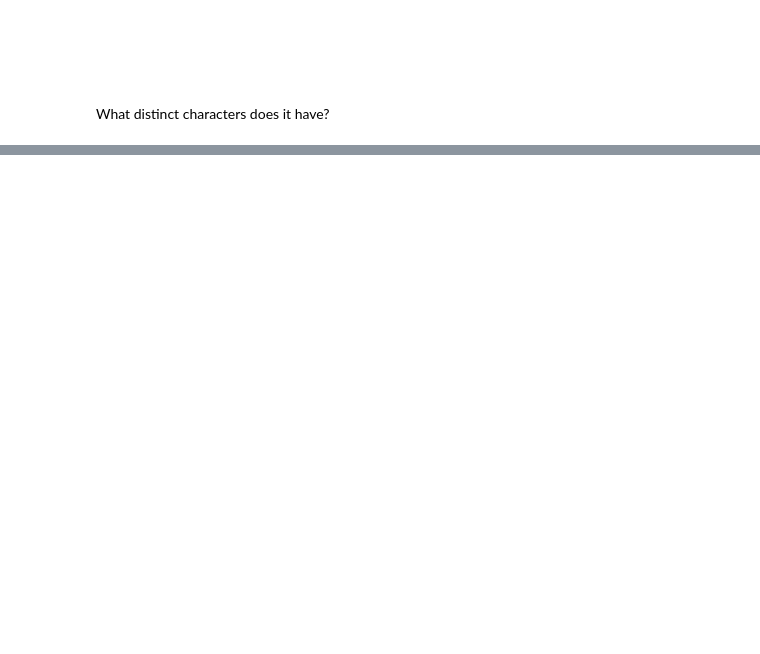
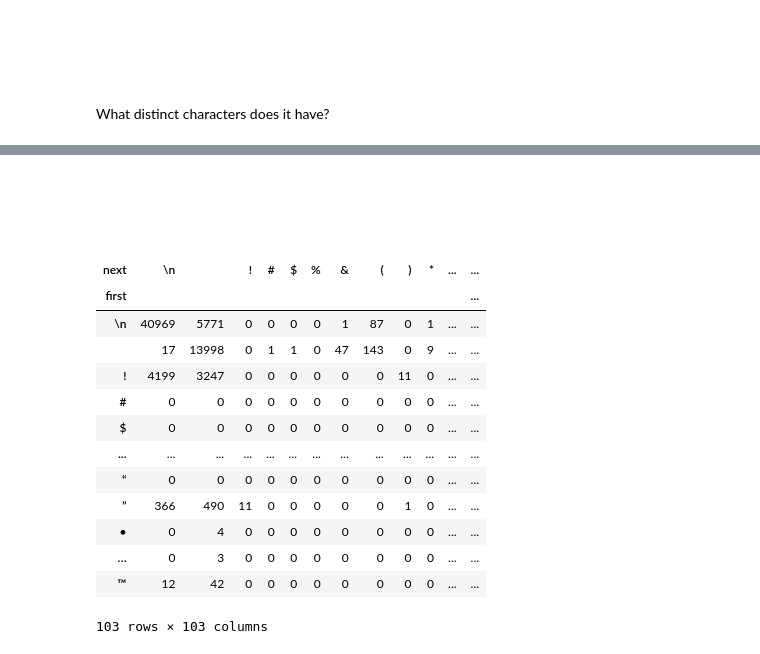
Before and after one commit to jpivarski-talks/2025-07-12-scipy-teen-track, a Jupyter notebook: site/files/09-shakespeare.ipynb, the cells around one changed output, grey strips where cells are left out. Saved outputs shown, nothing was run; the diff lists cells and outputs as text; code cells hidden in the pictures; blank space fills up the shorter version.

```diff
--- a/site/files/09-shakespeare.ipynb
+++ b/site/files/09-shakespeare.ipynb
@@ -348,0 +399,20 @@ set(corpus)
+# %% [markdown]
+<br><br><br>
+# %%
+pairs = pd.crosstab(first_character, next_character, rownames=["first"], colnames=["next"])
+pairs
+# %% [output]
+| next | \n |  | ! | # | $ | % | & | ( | ) | * | ... | ... |
+| first |  |  |  |  |  |  |  |  |  |  |  | ... |
+| \n | 40969 | 5771 | 0 | 0 | 0 | 0 | 1 | 87 | 0 | 1 | ... | ... |
+|  | 17 | 13998 | 0 | 1 | 1 | 0 | 47 | 143 | 0 | 9 | ... | ... |
+| ! | 4199 | 3247 | 0 | 0 | 0 | 0 | 0 | 0 | 11 | 0 | ... | ... |
+| # | 0 | 0 | 0 | 0 | 0 | 0 | 0 | 0 | 0 | 0 | ... | ... |
+| $ | 0 | 0 | 0 | 0 | 0 | 0 | 0 | 0 | 0 | 0 | ... | ... |
+| ... | ... | ... | ... | ... | ... | ... | ... | ... | ... | ... | ... | ... |
+| “ | 0 | 0 | 0 | 0 | 0 | 0 | 0 | 0 | 0 | 0 | ... | ... |
+| ” | 366 | 490 | 11 | 0 | 0 | 0 | 0 | 0 | 1 | 0 | ... | ... |
+| • | 0 | 4 | 0 | 0 | 0 | 0 | 0 | 0 | 0 | 0 | ... | ... |
+| … | 0 | 3 | 0 | 0 | 0 | 0 | 0 | 0 | 0 | 0 | ... | ... |
+| ™ | 12 | 42 | 0 | 0 | 0 | 0 | 0 | 0 | 0 | 0 | ... | ... |
+103 rows × 103 columns
```
Also changed, not shown: parts of 62 cells of this notebook.
